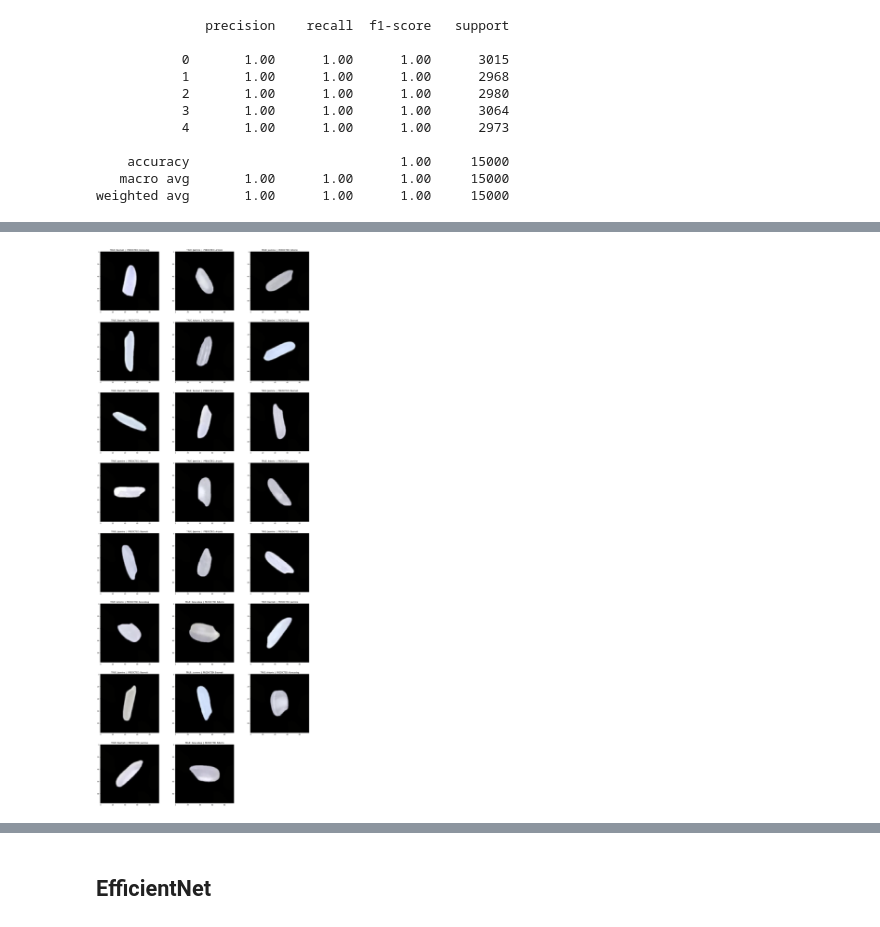
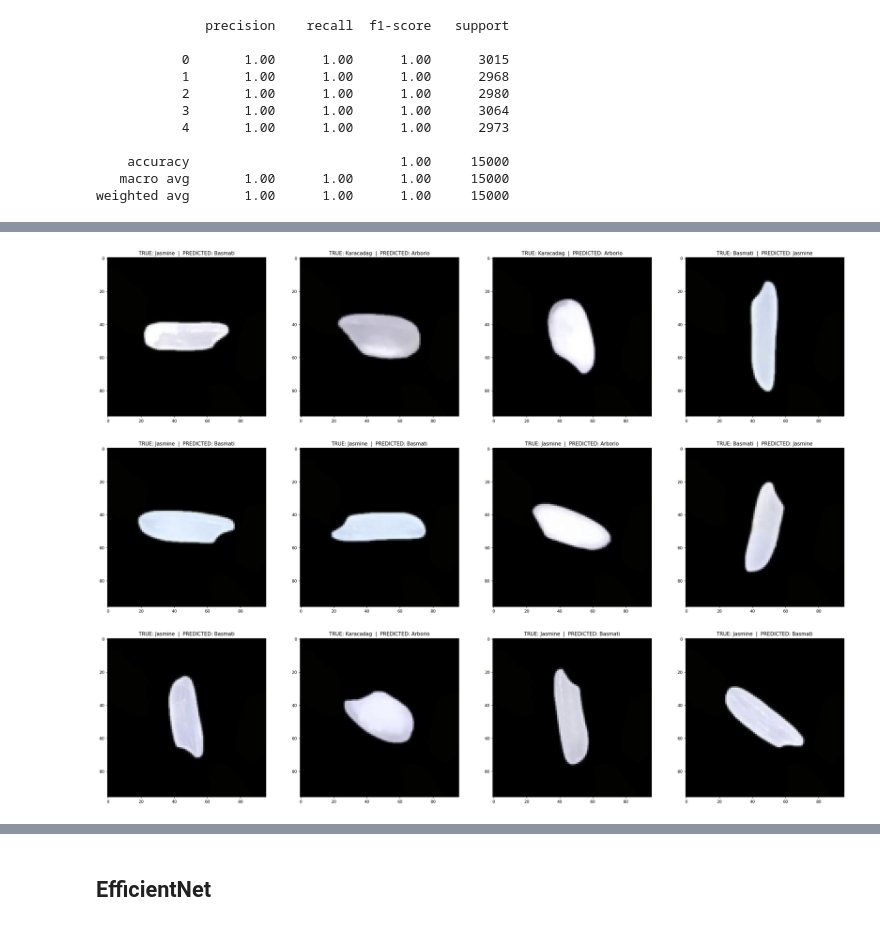
Before and after one commit to kozlovskia/Rice_Classification, a Jupyter notebook: code/prediction_from_images/eval.ipynb, the cells around one changed output, grey strips where cells are left out. Saved outputs shown, nothing was run; the diff lists cells and outputs as text; code cells hidden in the pictures.

```diff
--- a/code/prediction_from_images/eval.ipynb
+++ b/code/prediction_from_images/eval.ipynb
@@ -114,6 +116,6 @@ def plot_wrong(indices, preds, ncols, nrows):
         ax.imshow(img)
         plt.sca(ax)
 # %%
-plot_wrong(indices, y_preds, 3, 8)
+plot_wrong(indices, y_preds, 4, 3)
 # %% [output]
-[figure, old version]
+[figure, new version]
```
Also changed, not shown: parts of 32 cells of this notebook, 2 other files.
